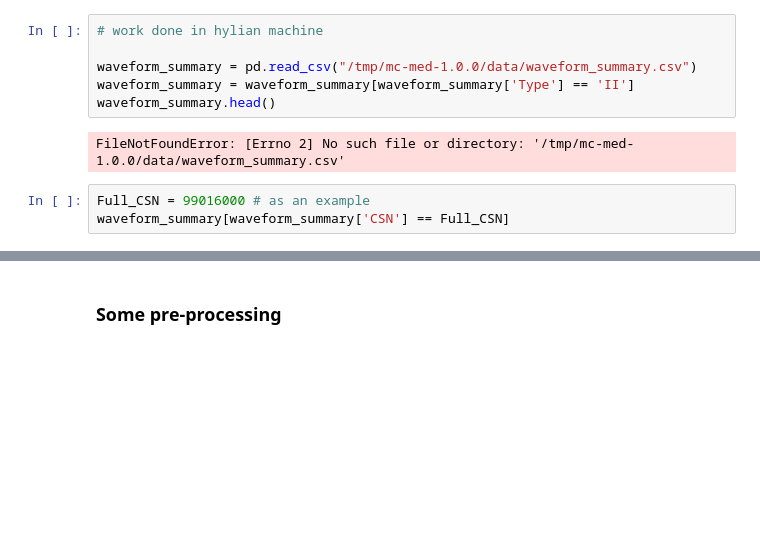
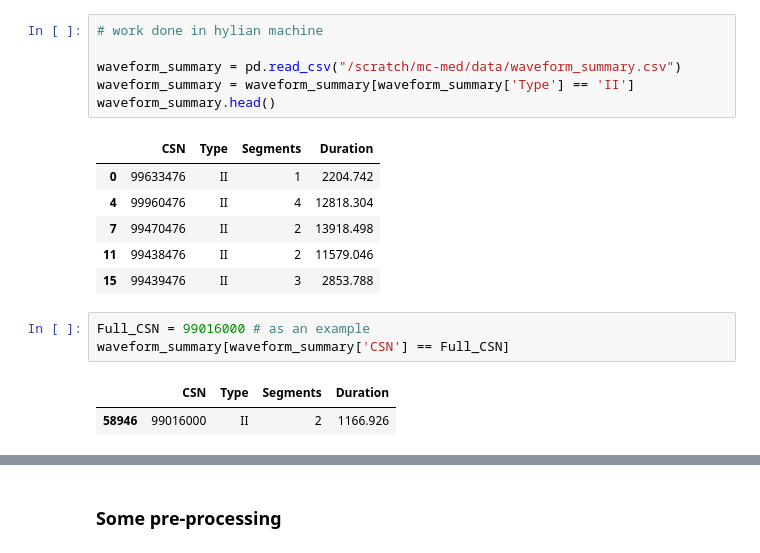
Before and after one commit to BrachioLab/FIX-2, a Jupyter notebook: notebooks/cardiac_dataset.ipynb, the cells around one changed output, grey strips where cells are left out. Cells and saved outputs as stored; diff of their text form; blank space fills up the shorter version.

```diff
--- a/notebooks/cardiac_dataset.ipynb
+++ b/notebooks/cardiac_dataset.ipynb
@@ -13,11 +10,19 @@ from tqdm import tqdm
 # %%
 # work done in hylian machine
 
-waveform_summary = pd.read_csv("/tmp/mc-med-1.0.0/data/waveform_summary.csv")
+waveform_summary = pd.read_csv("/scratch/mc-med/data/waveform_summary.csv")
 waveform_summary = waveform_summary[waveform_summary['Type'] == 'II']
 waveform_summary.head()
 # %% [output]
-FileNotFoundError: [Errno 2] No such file or directory: '/tmp/mc-med-1.0.0/data/waveform_summary.csv'
+|  | CSN | Type | Segments | Duration |
+| 0 | 99633476 | II | 1 | 2204.742 |
+| 4 | 99960476 | II | 4 | 12818.304 |
+| 7 | 99470476 | II | 2 | 13918.498 |
+| 11 | 99438476 | II | 2 | 11579.046 |
+| 15 | 99439476 | II | 3 | 2853.788 |
 # %%
 Full_CSN = 99016000 # as an example
 waveform_summary[waveform_summary['CSN'] == Full_CSN]
+# %% [output]
+|  | CSN | Type | Segments | Duration |
+| 58946 | 99016000 | II | 2 | 1166.926 |
```
Also changed, not shown: parts of 23 cells of this notebook, 3 other files.
